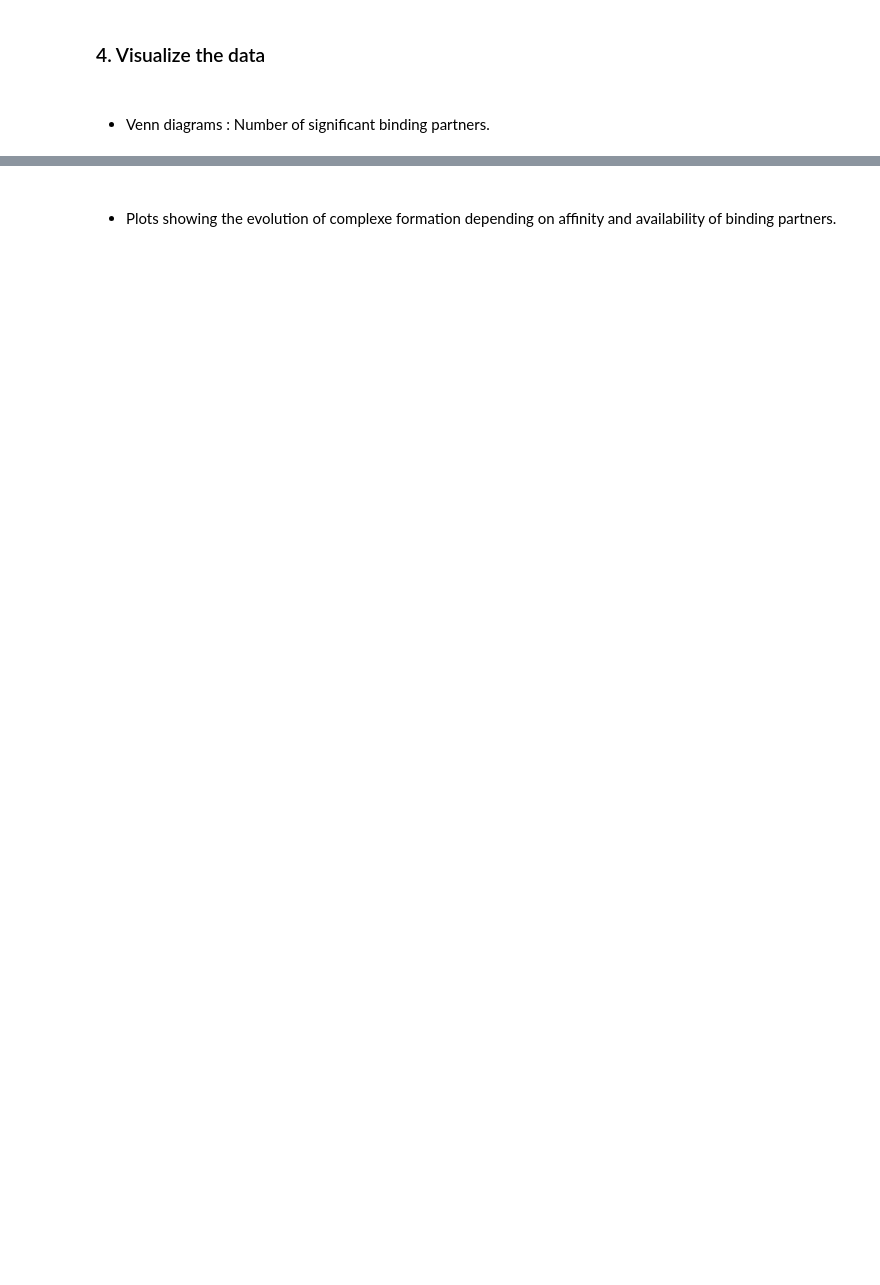
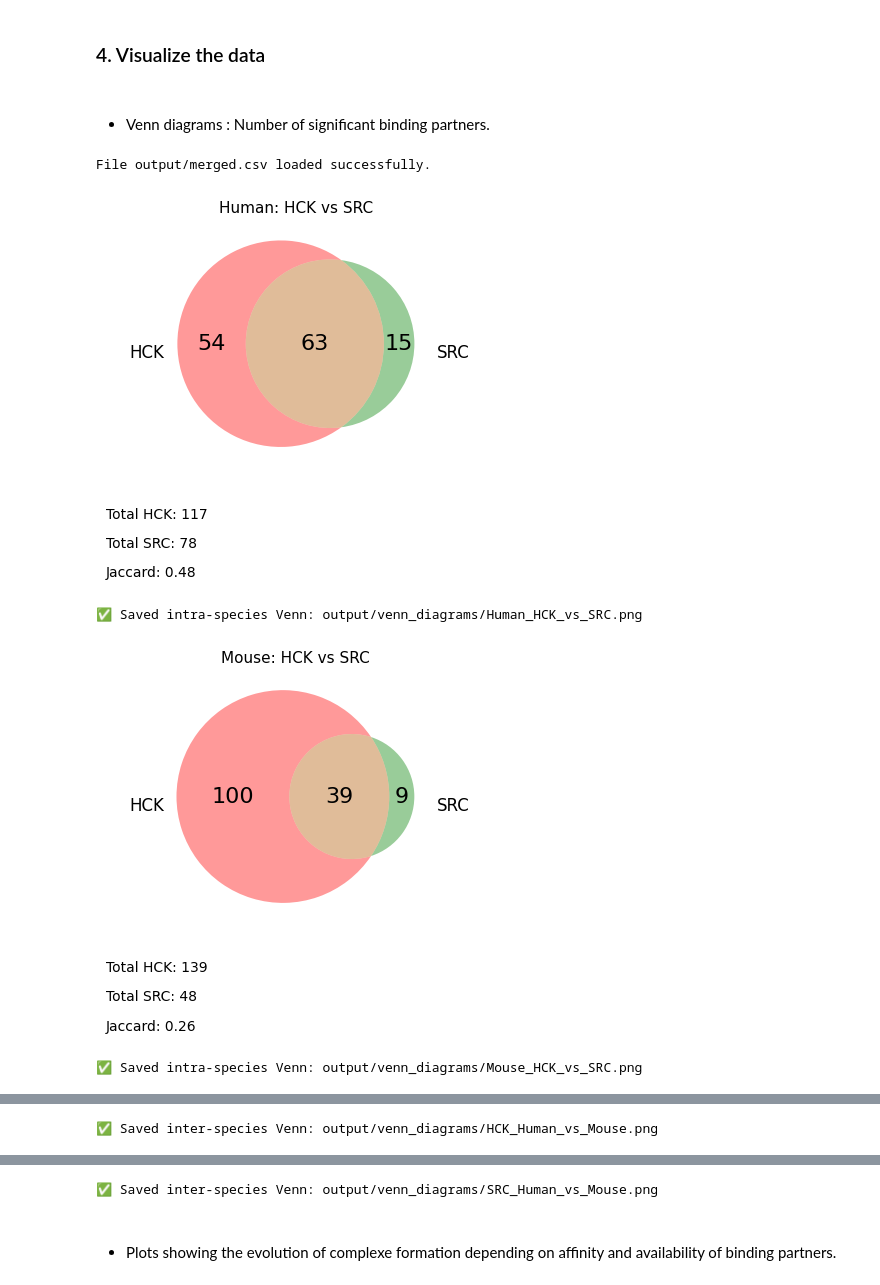
Before and after one commit to mili-abb/Quantitative_Interactomics, a Jupyter notebook: Comparative Analysis/analysis.ipynb, the cells around one changed output, grey strips where cells are left out. Cells and saved outputs as stored; diff of their text form; code cells hidden in the pictures; blank space fills up the shorter version.

Commit message:
main script done and actualisation analysis notebook

```diff
--- a/Comparative Analysis/analysis.ipynb
+++ b/Comparative Analysis/analysis.ipynb
@@ -104,7 +94,13 @@ save_csv_file(df, output_path)
 - Venn diagrams : Number of significant binding partners.
 # %%
 df_path = "output/merged.csv"
-df = read_csv_file(df_path, header=[0, 1, 2])
+df = main.read_csv_file(df_path, header=[0, 1, 2])
 output= "output/venn_diagrams"
 
-df = plot_venn_diagram(df, output)
+df = main.plot_venn_diagram(df, output)
+# %% [output]
+File output/merged.csv loaded successfully.
+[figure, added]
+✅ Saved intra-species Venn: output/venn_diagrams/Human_HCK_vs_SRC.png
+[figure, added]
+✅ Saved intra-species Venn: output/venn_diagrams/Mouse_HCK_vs_SRC.png
@@ -110,0 +108 @@ df = plot_venn_diagram(df, output)
+✅ Saved inter-species Venn: output/venn_diagrams/HCK_Human_vs_Mouse.png
@@ -111,3 +110,4 @@ df = plot_venn_diagram(df, output)
+✅ Saved inter-species Venn: output/venn_diagrams/SRC_Human_vs_Mouse.png
 # %% [markdown]
 #####
 - Plots showing the evolution of complexe formation depending on affinity and availability of binding partners.
```
Also changed, not shown: parts of 8 cells of this notebook, 4 other files.
